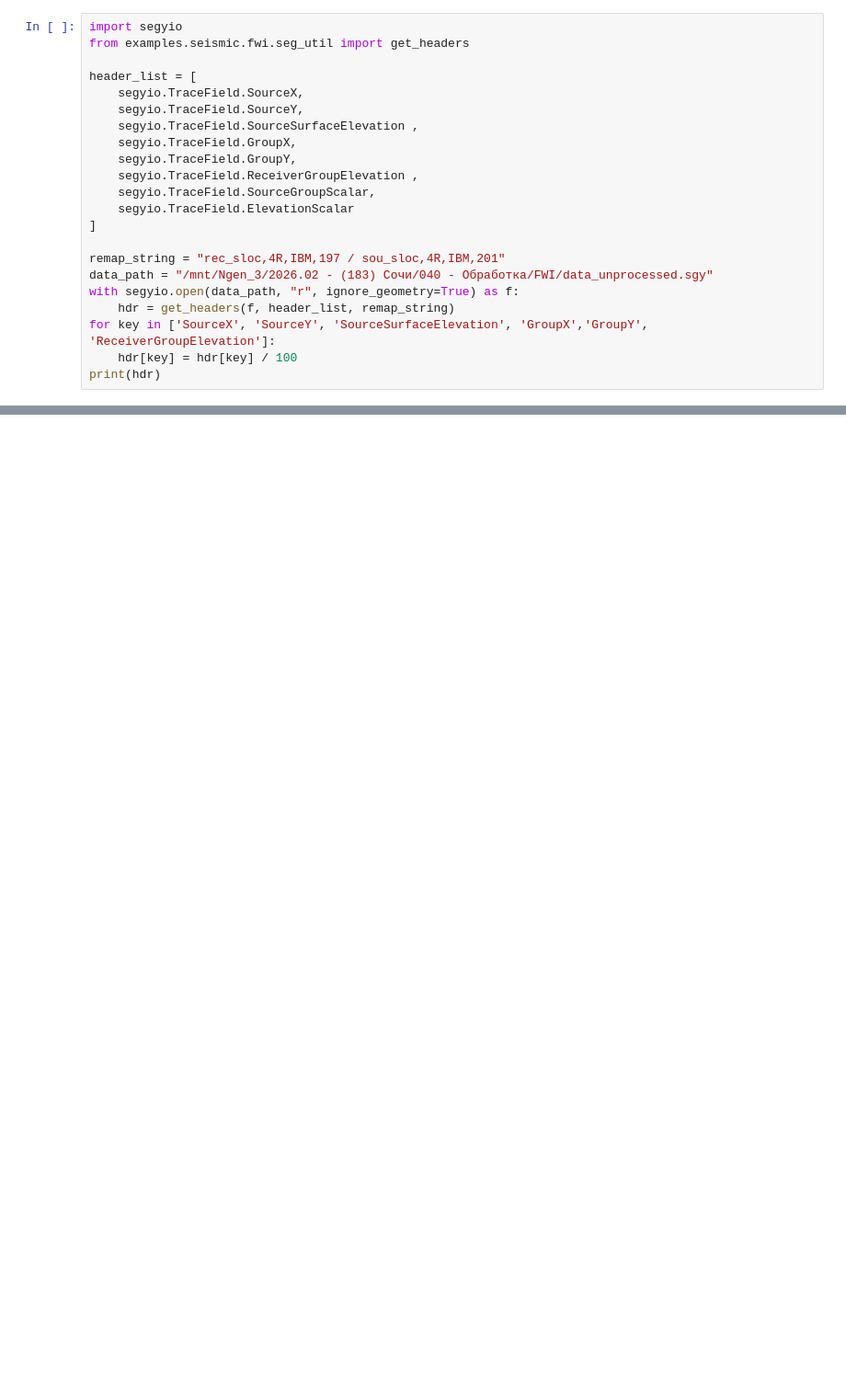
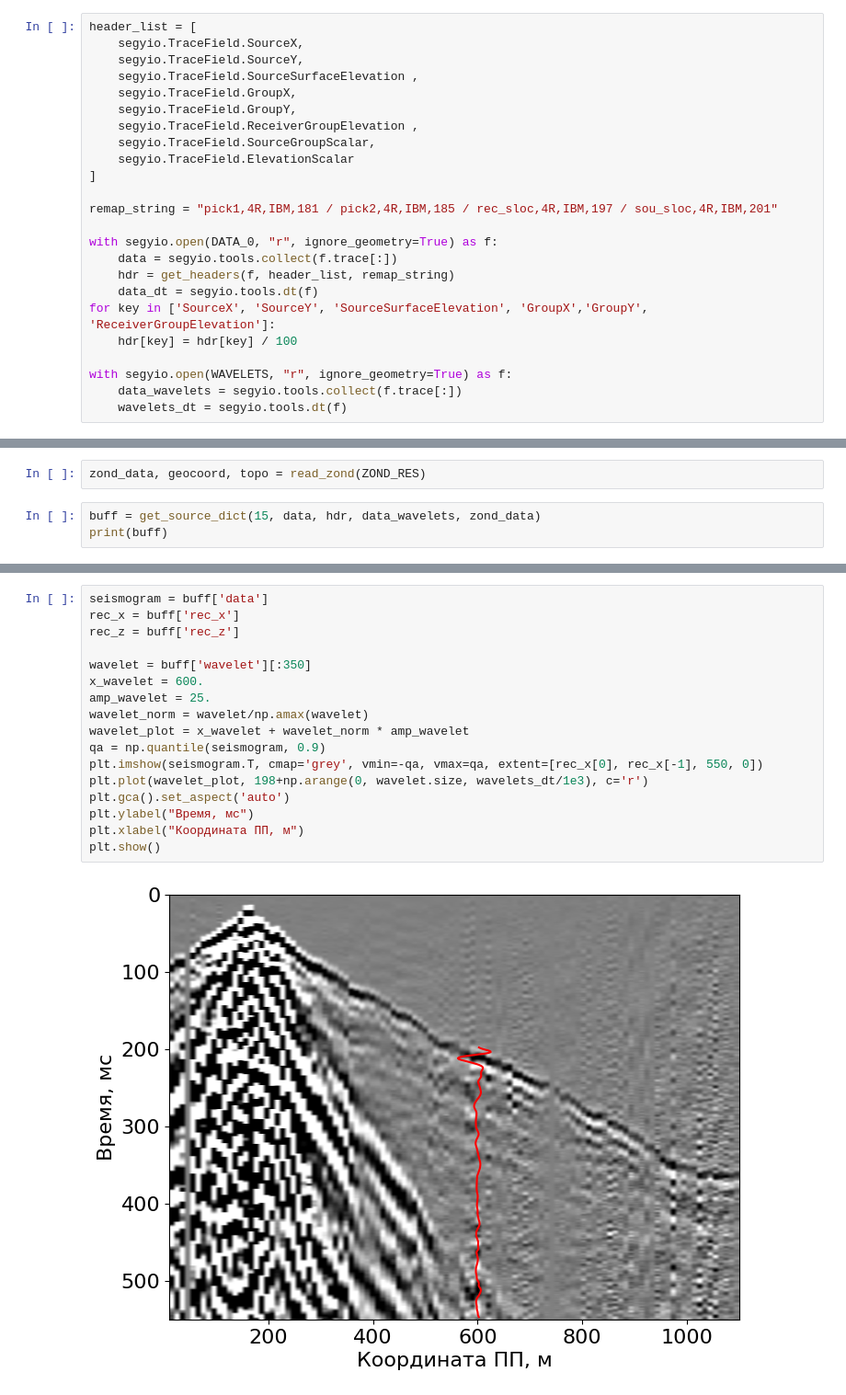
Before and after one commit to AndreyVyaznikovtsev/devito, a Jupyter notebook: examples/seismic/tutorials/23_sochi_forward.ipynb, the cells around one changed output, grey strips where cells are left out. Shown at 92% size. Saved outputs shown, nothing was run; the diff lists cells and outputs as text; blank space fills up the shorter version.

Commit message:
sochi: loaded and bounded all data

```diff
--- a/examples/seismic/tutorials/23_sochi_forward.ipynb
+++ b/examples/seismic/tutorials/23_sochi_forward.ipynb
@@ -53,7 +23,4 @@ print(np.min(vp_2d[~np.isnan(vp_2d)]) / (10 * 0.03))
 # %%
-import segyio
-from examples.seismic.fwi.seg_util import get_headers
-
 header_list = [
     segyio.TraceField.SourceX,
     segyio.TraceField.SourceY,
@@ -65,10 +32,15 @@ header_list = [
     segyio.TraceField.ElevationScalar
 ]
 
-remap_string = "rec_sloc,4R,IBM,197 / sou_sloc,4R,IBM,201"
-data_path = "/mnt/Ngen_3/2026.02 - (183) Сочи/040 - Обработка/FWI/data_unprocessed.sgy"
-with segyio.open(data_path, "r", ignore_geometry=True) as f:
+remap_string = "pick1,4R,IBM,181 / pick2,4R,IBM,185 / rec_sloc,4R,IBM,197 / sou_sloc,4R,IBM,201"
+
+with segyio.open(DATA_0, "r", ignore_geometry=True) as f:
+    data = segyio.tools.collect(f.trace[:])
     hdr = get_headers(f, header_list, remap_string)
+    data_dt = segyio.tools.dt(f)
 for key in ['SourceX', 'SourceY', 'SourceSurfaceElevation', 'GroupX','GroupY', 'ReceiverGroupElevation']:
     hdr[key] = hdr[key] / 100
-print(hdr)
+
+with segyio.open(WAVELETS, "r", ignore_geometry=True) as f:
+    data_wavelets = segyio.tools.collect(f.trace[:])
+    wavelets_dt = segyio.tools.dt(f)
@@ -89,0 +47,5 @@ plt.show()
+# %%
+zond_data, geocoord, topo = read_zond(ZOND_RES)
+# %%
+buff = get_source_dict(15, data, hdr, data_wavelets, zond_data)
+print(buff)
@@ -89,0 +70,19 @@ plt.show()
+# %%
+seismogram = buff['data']
+rec_x = buff['rec_x']
+rec_z = buff['rec_z']
+
+wavelet = buff['wavelet'][:350]
+x_wavelet = 600.
+amp_wavelet = 25.
+wavelet_norm = wavelet/np.amax(wavelet)
+wavelet_plot = x_wavelet + wavelet_norm * amp_wavelet
+qa = np.quantile(seismogram, 0.9)
+plt.imshow(seismogram.T, cmap='grey', vmin=-qa, vmax=qa, extent=[rec_x[0], rec_x[-1], 550, 0])
+plt.plot(wavelet_plot, 198+np.arange(0, wavelet.size, wavelets_dt/1e3), c='r')
+plt.gca().set_aspect('auto')
+plt.ylabel("Время, мс")
+plt.xlabel("Координата ПП, м")
+plt.show()
+# %% [output]
+[figure, added]
```
Also changed, not shown: parts of 11 cells of this notebook, 4 other files.
